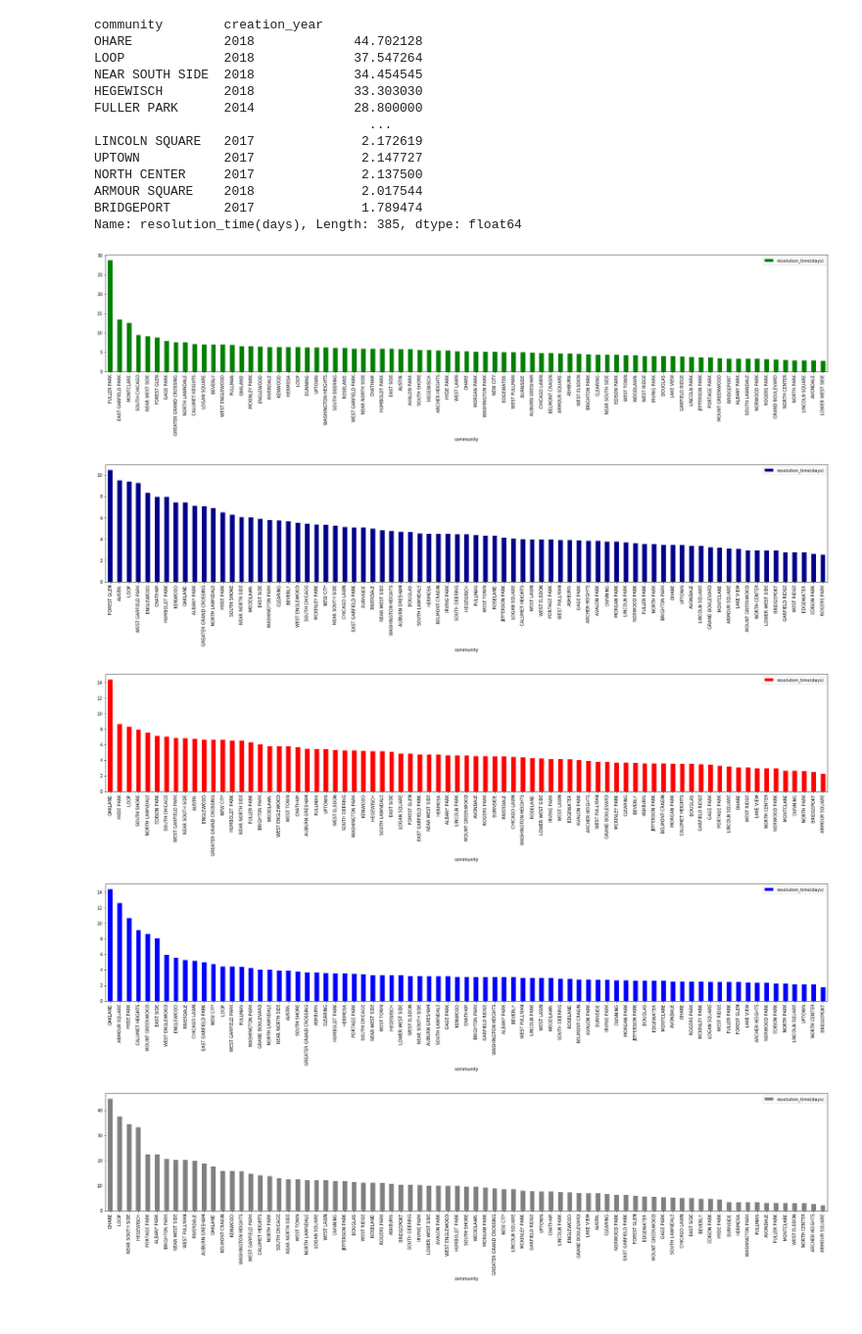
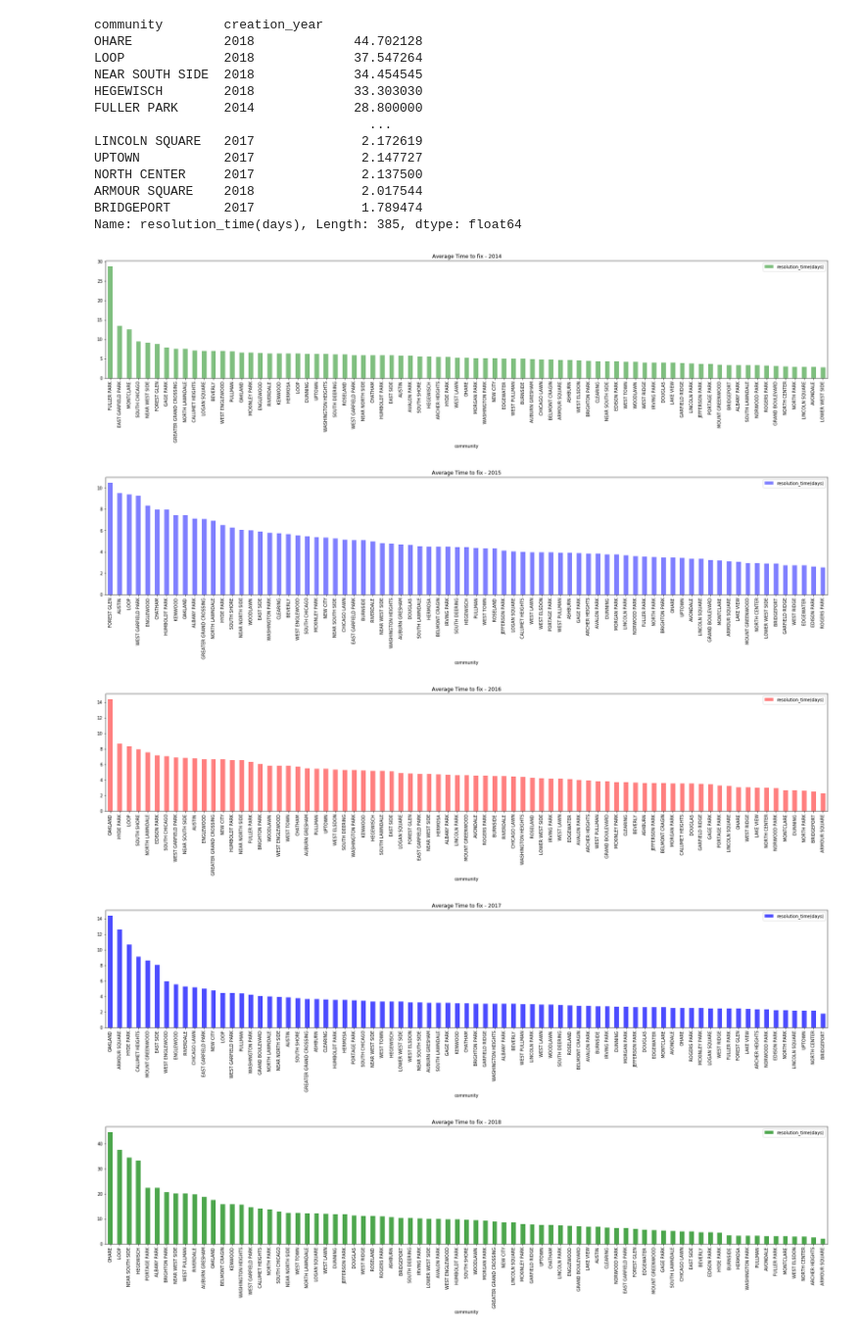
Before and after one commit to abejones26/Street-Lights, a Jupyter notebook: 3-average-fix-time.ipynb, the cells around one changed output. Shown: that part at 98% size. Drawn from its saved outputs; the diff is of its cells as text; code cells hidden in the pictures.

Commit message:
Added folder to save chart images

```diff
--- a/3-average-fix-time.ipynb
+++ b/3-average-fix-time.ipynb
@@ -126,14 +126,19 @@ service_requests_by_community_average_time_2016 = service_requests_by_community_
 service_requests_by_community_average_time_2017 = service_requests_by_community_average_time.loc[service_requests_by_community_average_time["creation_year"] == 2017].sort_values(by="resolution_time(days)",ascending=False)
 service_requests_by_community_average_time_2018 = service_requests_by_community_average_time.loc[service_requests_by_community_average_time["creation_year"] == 2018].sort_values(by="resolution_time(days)",ascending=False)
 # %%
-average_time_chart_2014 = service_requests_by_community_average_time_2014.plot.bar(y='resolution_time(days)', x='community', facecolor="green", rot=90, figsize=(30,5))
-average_time_chart_2015 = service_requests_by_community_average_time_2015.plot.bar(y='resolution_time(days)', x='community', facecolor="darkblue", rot=90, figsize=(30,5))
-average_time_chart_2016 = service_requests_by_community_average_time_2016.plot.bar(y='resolution_time(days)', x='community', facecolor="red", rot=90, figsize=(30,5))
-average_time_chart_2017 = service_requests_by_community_average_time_2017.plot.bar(y='resolution_time(days)', x='community', facecolor="blue", rot=90, figsize=(30,5))
-average_time_chart_2018 = service_requests_by_community_average_time_2018.plot.bar(y='resolution_time(days)', x='community', facecolor="gray", rot=90, figsize=(30,5))
+average_time_chart_2014 = service_requests_by_community_average_time_2014.plot.bar(y='resolution_time(days)', x='community', alpha=0.5, align="center", color="green", rot=90, figsize=(30,5), title="Average Time to fix - 2014")
+plt.savefig("Charts/average_time_chart_2014.png", bbox_inches = 'tight')
+average_time_chart_2015 = service_requests_by_community_average_time_2015.plot.bar(y='resolution_time(days)', x='community', alpha=0.5, align="center", color="blue", rot=90, figsize=(30,5), title="Average Time to fix - 2015")
+plt.savefig("Charts/average_time_chart_2015.png", bbox_inches = 'tight')
+average_time_chart_2016 = service_requests_by_community_average_time_2016.plot.bar(y='resolution_time(days)', x='community', alpha=0.5, align="center", color="red", rot=90, figsize=(30,5), title="Average Time to fix - 2016")
+plt.savefig("Charts/average_time_chart_2016.png", bbox_inches = 'tight')
+average_time_chart_2017 = service_requests_by_community_average_time_2017.plot.bar(y='resolution_time(days)', x='community', alpha=0.7, align="center", color="blue", rot=90, figsize=(30,5), title="Average Time to fix - 2017")
+plt.savefig("Charts/average_time_chart_2017.png", bbox_inches = 'tight')
+average_time_chart_2018 = service_requests_by_community_average_time_2018.plot.bar(y='resolution_time(days)', x='community', alpha=0.7, align="center", color="green", rot=90, figsize=(30,5), title="Average Time to fix - 2018")
+plt.savefig("Charts/average_time_chart_2018.png", bbox_inches = 'tight')
 # %% [output]
-[figure, old version]
+[figure, new version]
-[figure, old version]
+[figure, new version]
-[figure, old version]
+[figure, new version]
-[figure, old version]
+[figure, new version]
-[figure, old version]
+[figure, new version]
```
Also changed, not shown: 5 other files.
